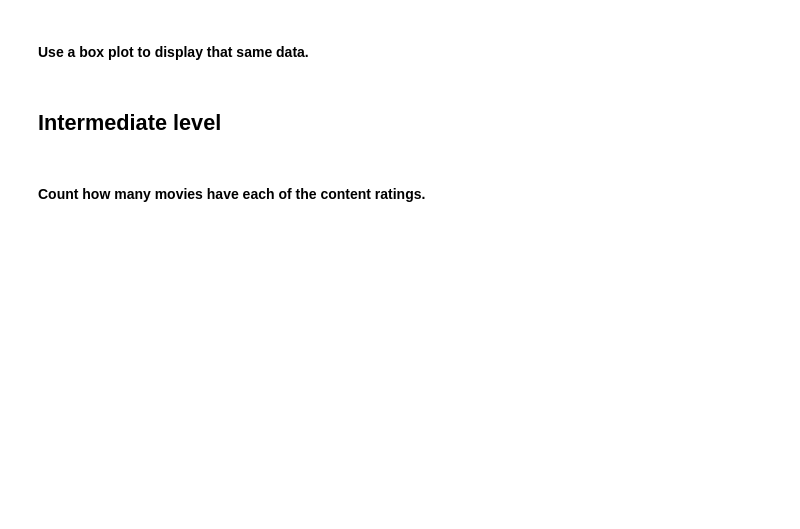
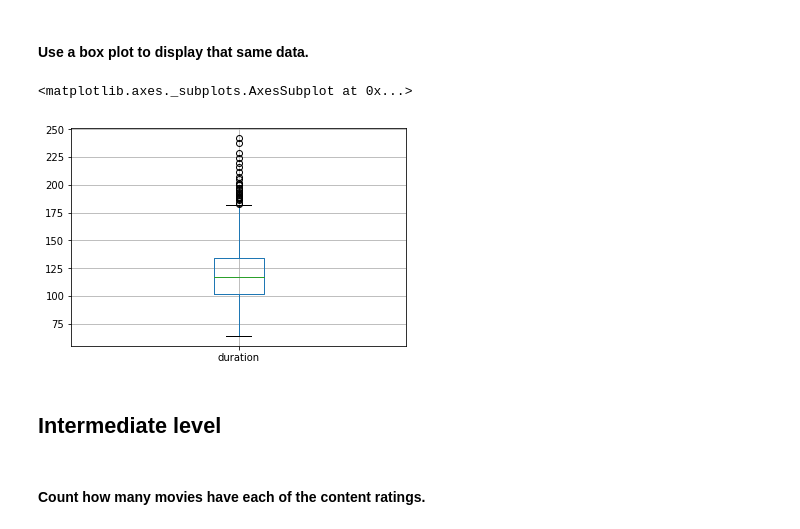
Before and after one commit to lpiscit2/luke_piscitelli_unit2_project, a Jupyter notebook: imdb.ipynb, the cells around one changed output. Saved outputs shown, nothing was run; the diff lists cells and outputs as text; code cells hidden in the pictures; blank space fills up the shorter version.

```diff
--- a/imdb.ipynb
+++ b/imdb.ipynb
@@ -60,3 +120,8 @@ movies.head()
+# %%
+movies.boxplot(column='duration')
+# %% [output]
+<matplotlib.axes._subplots.AxesSubplot at 0x...>
+[figure, added]
 # %% [markdown]
 ## Intermediate level
 # %% [markdown]
```
Also changed, not shown: parts of 56 cells of this notebook.
